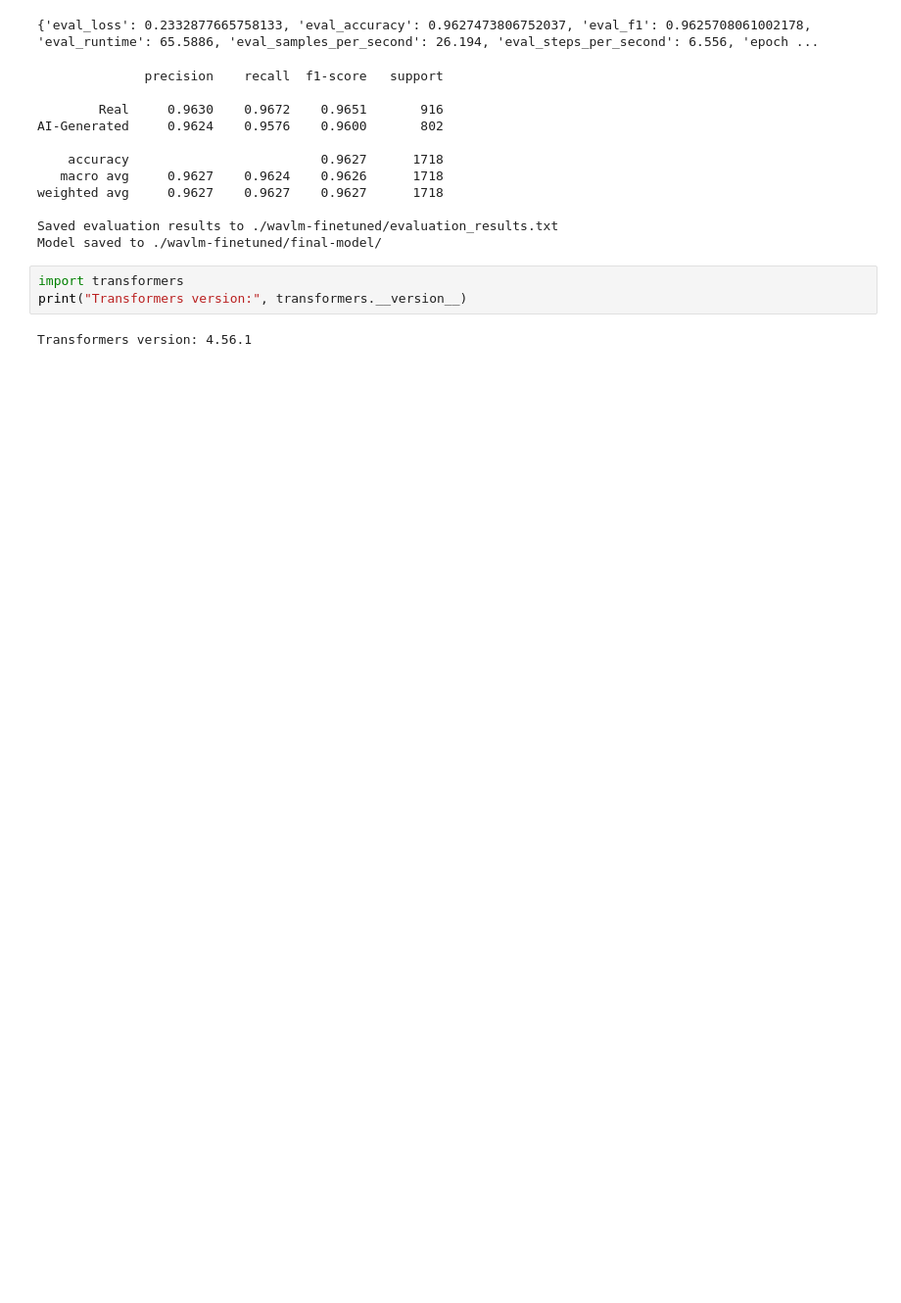
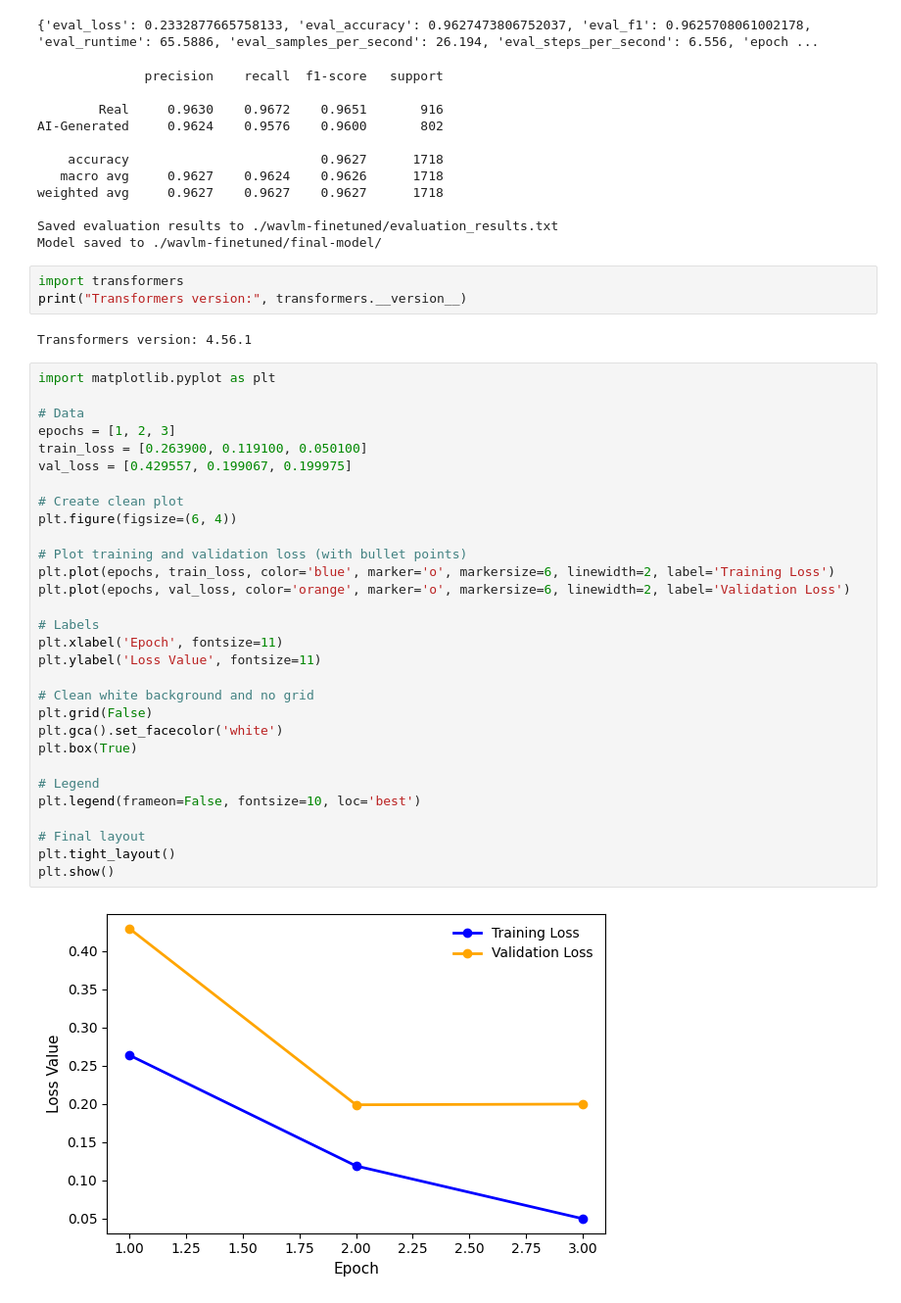
Before and after one commit to JensonCHL/Conference, a Jupyter notebook: FineTuneMusic/wavlm.ipynb, the cells around one changed output. Shown at 98% size. Drawn from its saved outputs; the diff is of its cells as text; blank space fills up the shorter version.

```diff
--- a/FineTuneMusic/wavlm.ipynb
+++ b/FineTuneMusic/wavlm.ipynb
@@ -198,3 +198,35 @@ import transformers
 print("Transformers version:", transformers.__version__)
 # %% [output]
 Transformers version: 4.56.1
+# %%
+import matplotlib.pyplot as plt
+
+# Data
+epochs = [1, 2, 3]
+train_loss = [0.263900, 0.119100, 0.050100]
+val_loss = [0.429557, 0.199067, 0.199975]
+
+# Create clean plot
+plt.figure(figsize=(6, 4))
+
+# Plot training and validation loss (with bullet points)
+plt.plot(epochs, train_loss, color='blue', marker='o', markersize=6, linewidth=2, label='Training Loss')
+plt.plot(epochs, val_loss, color='orange', marker='o', markersize=6, linewidth=2, label='Validation Loss')
+
+# Labels
+plt.xlabel('Epoch', fontsize=11)
+plt.ylabel('Loss Value', fontsize=11)
+
+# Clean white background and no grid
+plt.grid(False)
+plt.gca().set_facecolor('white')
+plt.box(True)
+
+# Legend
+plt.legend(frameon=False, fontsize=10, loc='best')
+
+# Final layout
+plt.tight_layout()
+plt.show()
+# %% [output]
+[figure, added]
```
Also changed, not shown: 4 other files.
